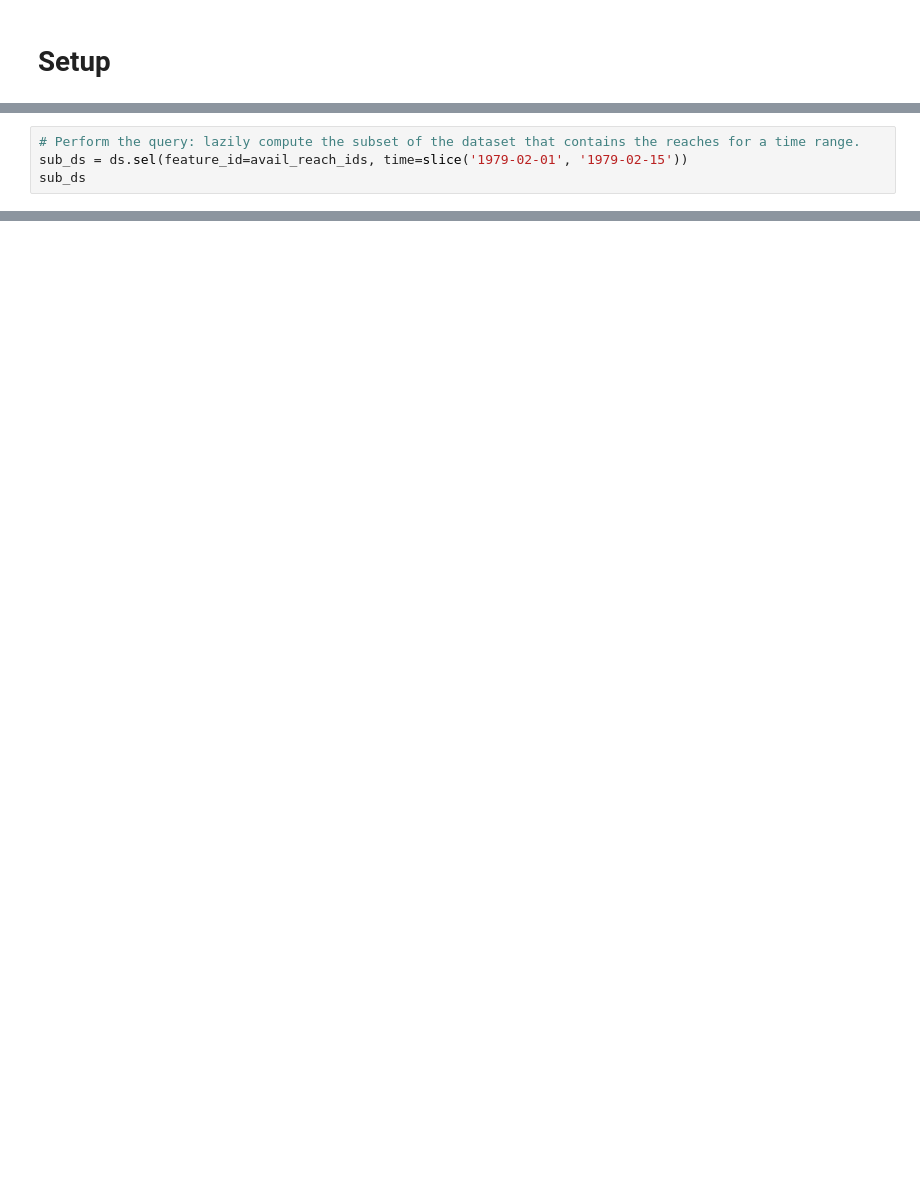
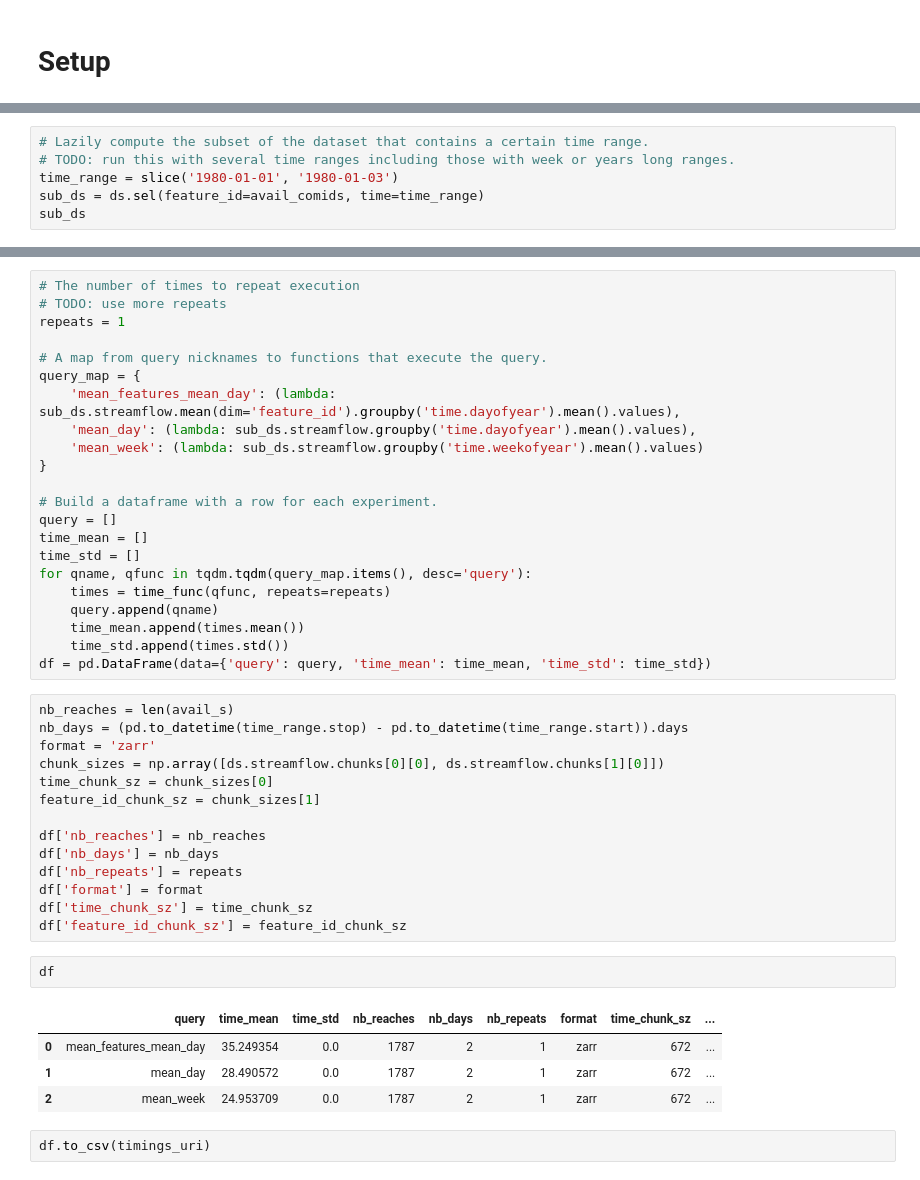
Before and after one commit to azavea/noaa-hydro-data, a Jupyter notebook: src/notebooks/huc8_streamflow_query.ipynb, the cells around one changed output, grey strips where cells are left out. Saved outputs shown, nothing was run; the diff lists cells and outputs as text; blank space fills up the shorter version.

Commit message:
Add notebooks for ESIP benchmark experiments

```diff
--- a/src/notebooks/huc8_streamflow_query.ipynb
+++ b/src/notebooks/huc8_streamflow_query.ipynb
@@ -208,6 +176,8 @@ There are 10 reaches in the HUC and 6 of those are in NWM.
 # %%
-# Perform the query: lazily compute the subset of the dataset that contains the reaches for a time range.
-sub_ds = ds.sel(feature_id=avail_reach_ids, time=slice('1979-02-01', '1979-02-15'))
+# Lazily compute the subset of the dataset that contains a certain time range.
+# TODO: run this with several time ranges including those with week or years long ranges.
+time_range = slice('1980-01-01', '1980-01-03')
+sub_ds = ds.sel(feature_id=avail_comids, time=time_range)
 sub_ds
 # %% [output]
 <xarray.Dataset>
@@ -252,0 +221,45 @@ Wall time: 7.99 s
+# %%
+# The number of times to repeat execution
+# TODO: use more repeats
+repeats = 1
+
+# A map from query nicknames to functions that execute the query.
+query_map = {
+    'mean_features_mean_day': (lambda: sub_ds.streamflow.mean(dim='feature_id').groupby('time.dayofyear').mean().values),
+    'mean_day': (lambda: sub_ds.streamflow.groupby('time.dayofyear').mean().values),
+    'mean_week': (lambda: sub_ds.streamflow.groupby('time.weekofyear').mean().values)
+}
+
+# Build a dataframe with a row for each experiment.
+query = []
+time_mean = []
+time_std = []
+for qname, qfunc in tqdm.tqdm(query_map.items(), desc='query'):
+    times = time_func(qfunc, repeats=repeats)
+    query.append(qname)
+    time_mean.append(times.mean())
+    time_std.append(times.std())
+df = pd.DataFrame(data={'query': query, 'time_mean': time_mean, 'time_std': time_std})
+# %%
+nb_reaches = len(avail_s)
+nb_days = (pd.to_datetime(time_range.stop) - pd.to_datetime(time_range.start)).days
+format = 'zarr'
+chunk_sizes = np.array([ds.streamflow.chunks[0][0], ds.streamflow.chunks[1][0]])
+time_chunk_sz = chunk_sizes[0]
+feature_id_chunk_sz = chunk_sizes[1]
+
+df['nb_reaches'] = nb_reaches
+df['nb_days'] = nb_days
+df['nb_repeats'] = repeats
+df['format'] = format
+df['time_chunk_sz'] = time_chunk_sz
+df['feature_id_chunk_sz'] = feature_id_chunk_sz
+# %%
+df
+# %% [output]
+|  | query | time_mean | time_std | nb_reaches | nb_days | nb_repeats | format | time_chunk_sz | ... |
+| 0 | mean_features_mean_day | 35.249354 | 0.0 | 1787 | 2 | 1 | zarr | 672 | ... |
+| 1 | mean_day | 28.490572 | 0.0 | 1787 | 2 | 1 | zarr | 672 | ... |
+| 2 | mean_week | 24.953709 | 0.0 | 1787 | 2 | 1 | zarr | 672 | ... |
+# %%
+df.to_csv(timings_uri)
```
Also changed, not shown: parts of 19 cells of this notebook, 3 other files.
